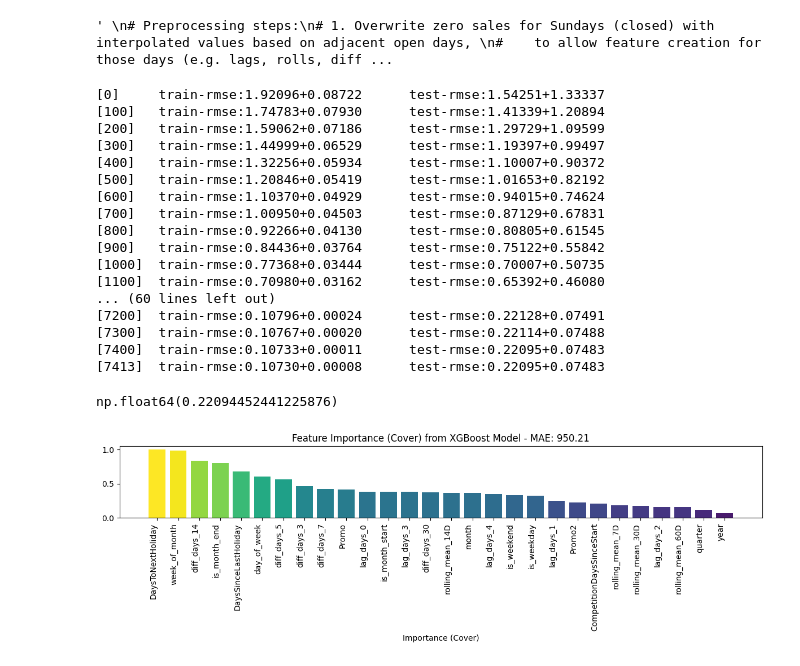
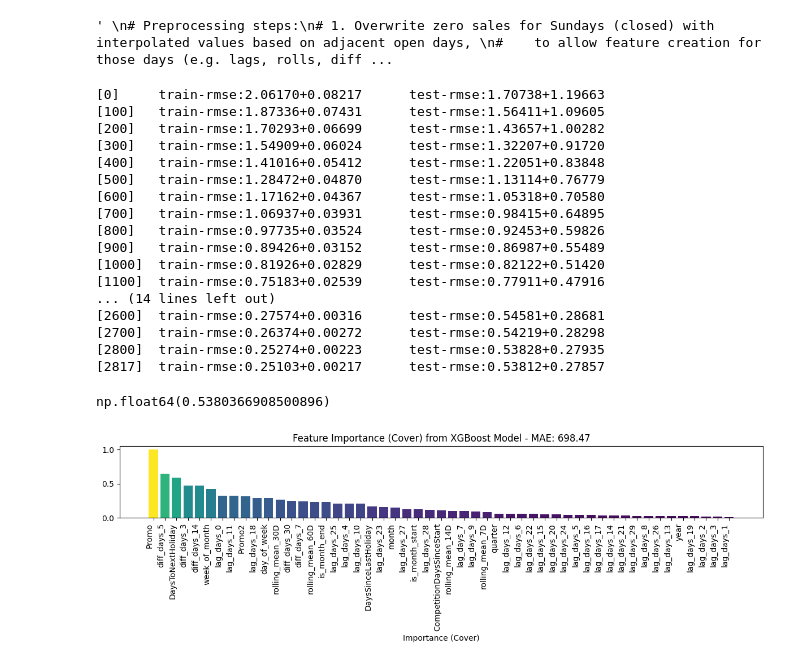
Before and after one commit to Miltos-90/Rossmann_Store_Sales_Forecasting, a Jupyter notebook: test_pipeline.ipynb, the cells around one changed output. Cells and saved outputs as stored; diff of their text form; code cells hidden in the pictures.

```diff
--- a/test_pipeline.ipynb
+++ b/test_pipeline.ipynb
@@ -150,8 +150,6 @@ no_state_holiday = df['StateHoliday'].isin(['0', 0]) | df['StateHoliday'].isna()
 df.loc[no_state_holiday, 'StateHoliday'] = 'NoHoliday'
 df['isStateHoliday'] = df['StateHoliday'] != 'NoHoliday'
 df['isSchoolHoliday'] = df['SchoolHoliday'].astype(bool)
-
-df['Sales'] = df['Sales'].apply(np.log1p)  # We also apply log1p transformation to stabilize variance and make the distribution more normal.
 # %%
 import xgboost as xgb
 import pandas as pd
@@ -159,29 +157,33 @@ from src.engine.hypertuning import _objective
 from optuna.trial import FixedTrial
 from src.engine.target_transformer import TargetTransformer
 
-FORECAST_HORIZON = 1
-lags = [pd.DateOffset(days=i) for i in range(FORECAST_HORIZON * 5)] # lag 0 is the current value, lag 1 is the previous day, etc.
+FORECAST_HORIZON = 10
+lags = [pd.DateOffset(days=i) for i in range(FORECAST_HORIZON * 3)] # lag 0 is the current value, lag 1 is the previous day, etc.
 diffs = [pd.DateOffset(days=i) for i in [3, 5, 7, 14, 30]]
 windows = ['7D', '14D', '30D', '60D']
 horizon = pd.DateOffset(days=FORECAST_HORIZON) # We use this to shift the features by the forecast
                                                    # horizon to align them with the target variable.
 
+df_ = df.copy()
 
-# Interpolate sales for closed days to create anchors for inverting the differencing and log transformation on the predictions, so that we can get them back on the original scale for evaluation and plotting.
-is_closed = df['Date'].dt.day_name() == 'Sunday'
-df_nc = df.copy()
-df_nc.loc[is_closed, 'Sales'] = np.nan
-df_nc = (df_nc
-         .set_index(['Date', 'Store'])
-         .sort_index()
-         .groupby(level='Store', group_keys=False)
-         .apply(lambda x: x.interpolate(method='linear'))
-         .reset_index())
+# Apply log1p transformation to the Sales column to stabilize variance and make the distribution more normal.
+df_['Sales'] = df_['Sales'].apply(np.log1p)
 
-X = df_nc.set_index(['Date']).groupby('Store').apply(lambda df: features.compute(df, lags, diffs, windows, horizon))
+# Interpolate sales for closed days to create anchors for inverting the differencing and log transformation on the predictions,
+# so that we can get them back on the original scale for evaluation and plotting.
+is_closed = df_['Date'].dt.day_name() == 'Sunday'
+df_.loc[is_closed, 'Sales'] = np.nan
+df_ = (df_
+       .set_index(['Date', 'Store'])
+       .sort_index()
+       .groupby(level='Store', group_keys=False)
+       .apply(lambda x: x.interpolate(method='linear'))
+       .reset_index())
+
+X = df_.set_index(['Date']).groupby('Store').apply(lambda df: features.compute(df, lags, diffs, windows, horizon))
 trf = TargetTransformer(forecast_horizon=pd.DateOffset(days=-FORECAST_HORIZON), anchor_col='lag_days_0')
 trf.fit(X)  # Fit the transformer to capture anchors from X so that we can inverse the differencing later when we get the predictions
-y = trf.transform(df_nc.set_index(['Store', 'Date'])['Sales'])  # Transform the target variable to compute the forward difference
+y = trf.transform(df_.set_index(['Store', 'Date'])['Sales'])  # Transform the target variable to compute the forward difference
 X = X.loc[y.index]  # Align features with the target variable by dropping any rows in X that don't have a corresponding target value in y.
 
 inner_cv = TimeSeriesCV(n_splits=C.N_INNER_SPLITS,
@@ -193,8 +195,8 @@ inner_cv = TimeSeriesCV(n_splits=C.N_INNER_SPLITS,
 params = {
     'max_depth': 6,
     'learning_rate': 1e-3,
-    'subsample': 0.7,        # C.HYPERPARAMETERS bounds: [0.6, 1.0]
-    'colsample_bytree': 0.7, # C.HYPERPARAMETERS bounds: [0.6, 1.0]
+    'subsample': 0.5,        # C.HYPERPARAMETERS bounds: [0.6, 1.0]
+    'colsample_bytree': 1.0, # C.HYPERPARAMETERS bounds: [0.6, 1.0]
     'min_child_weight': 1,
     'reg_alpha': 0.1,
     'reg_lambda': 0.1,
@@ -209,24 +211,24 @@ obj_fcn = lambda trial: _objective(trial, X, y, inner_cv,
 
 obj_fcn(mock_trial)
 # %% [output]
-[0]     train-rmse:1.92096+0.08722      test-rmse:1.54251+1.33337
-[100]   train-rmse:1.74783+0.07930      test-rmse:1.41339+1.20894
-[200]   train-rmse:1.59062+0.07186      test-rmse:1.29729+1.09599
-[300]   train-rmse:1.44999+0.06529      test-rmse:1.19397+0.99497
-[400]   train-rmse:1.32256+0.05934      test-rmse:1.10007+0.90372
-[500]   train-rmse:1.20846+0.05419      test-rmse:1.01653+0.82192
-[600]   train-rmse:1.10370+0.04929      test-rmse:0.94015+0.74624
-[700]   train-rmse:1.00950+0.04503      test-rmse:0.87129+0.67831
-[800]   train-rmse:0.92266+0.04130      test-rmse:0.80805+0.61545
-[900]   train-rmse:0.84436+0.03764      test-rmse:0.75122+0.55842
-[1000]  train-rmse:0.77368+0.03444      test-rmse:0.70007+0.50735
-[1100]  train-rmse:0.70980+0.03162      test-rmse:0.65392+0.46080
-... (60 lines left out)
-[7200]  train-rmse:0.10796+0.00024      test-rmse:0.22128+0.07491
-[7300]  train-rmse:0.10767+0.00020      test-rmse:0.22114+0.07488
-[7400]  train-rmse:0.10733+0.00011      test-rmse:0.22095+0.07483
-[7413]  train-rmse:0.10730+0.00008      test-rmse:0.22095+0.07483
+[0]     train-rmse:2.06170+0.08217      test-rmse:1.70738+1.19663
+[100]   train-rmse:1.87336+0.07431      test-rmse:1.56411+1.09605
+[200]   train-rmse:1.70293+0.06699      test-rmse:1.43657+1.00282
+[300]   train-rmse:1.54909+0.06024      test-rmse:1.32207+0.91720
+[400]   train-rmse:1.41016+0.05412      test-rmse:1.22051+0.83848
+[500]   train-rmse:1.28472+0.04870      test-rmse:1.13114+0.76779
+[600]   train-rmse:1.17162+0.04367      test-rmse:1.05318+0.70580
+[700]   train-rmse:1.06937+0.03931      test-rmse:0.98415+0.64895
+[800]   train-rmse:0.97735+0.03524      test-rmse:0.92453+0.59826
+[900]   train-rmse:0.89426+0.03152      test-rmse:0.86987+0.55489
+[1000]  train-rmse:0.81926+0.02829      test-rmse:0.82122+0.51420
+[1100]  train-rmse:0.75183+0.02539      test-rmse:0.77911+0.47916
+... (14 lines left out)
+[2600]  train-rmse:0.27574+0.00316      test-rmse:0.54581+0.28681
+[2700]  train-rmse:0.26374+0.00272      test-rmse:0.54219+0.28298
+[2800]  train-rmse:0.25274+0.00223      test-rmse:0.53828+0.27935
+[2817]  train-rmse:0.25103+0.00217      test-rmse:0.53812+0.27857
-np.float64(0.22094452441225876)
+np.float64(0.5380366908500896)
 # %%
 booster = hypertuning.refit(X, y, mock_trial, study_config)
 test_dmatrix = xgb.DMatrix(X, enable_categorical=True)
@@ -236,30 +240,30 @@ preds = trf.inverse_transform(preds_log_diff)  # Inverse transform to get predic
 # %%
 # Extract feature importance from the booster and plot it
 importance = booster.get_score(importance_type='cover')
 importance_df = pd.DataFrame({
     'feature': list(importance.keys()),
     'importance': list(importance.values())
 }).sort_values(by='importance', ascending=False)
 
 importance_df['importance'] = importance_df['importance'] / importance_df['importance'].max()  # Normalize to sum to 1
 
 results = pd.DataFrame({
-    'actuals': df.set_index(['Store', 'Date'])['Sales'].apply(np.expm1),  # Inverse of log1p applied to the targets during training
+    'actuals': df.set_index(['Store', 'Date'])['Sales'],  # Inverse of log1p applied to the targets during training
     'predictions': preds
 }).dropna().sort_index()
 
 from sklearn.metrics import  mean_absolute_error
 mae = mean_absolute_error(results["actuals"], results["predictions"])
 
 plt.figure(figsize=(12, 4))
 plt.bar(importance_df['feature'], importance_df['importance'], color=cm.viridis(importance_df['importance']))
 plt.xlabel('Importance (Cover)')
 plt.title('Feature Importance (Cover) from XGBoost Model - MAE: {:.2f}'.format(mae))
 # rotate x-axis labels for better readability
 plt.xticks(rotation=90, ha='right')
 plt.tight_layout()
 # %% [output]
-[figure, old version]
+[figure, new version]
 # %%
 import matplotlib.pyplot as plt
 import matplotlib.dates as mdates
```
Also changed, not shown: parts of 3 cells of this notebook, 1 other file.
